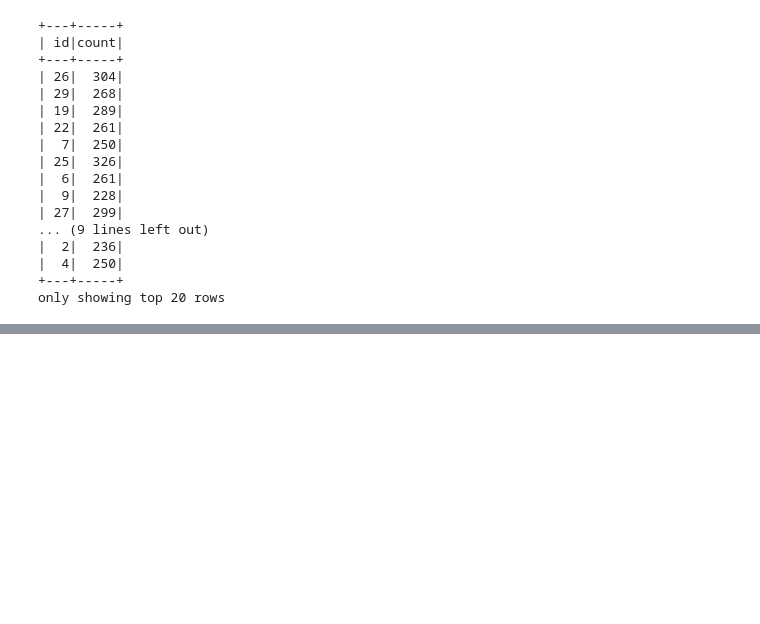
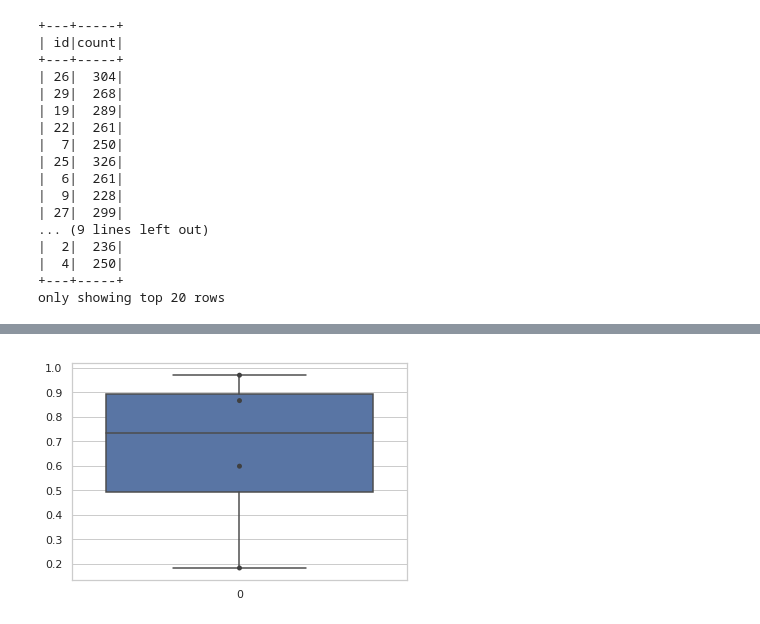
Before and after one commit to nathanhwangbo/PSTAT135_Final, a Jupyter notebook: preprocessing.ipynb, the cells around one changed output, grey strips where cells are left out. Cells and saved outputs as stored; diff of their text form; code cells hidden in the pictures; blank space fills up the shorter version.

```diff
--- a/preprocessing.ipynb
+++ b/preprocessing.ipynb
@@ -611,0 +658,10 @@ only showing top 20 rows
+# %%
+import seaborn as sns
+sns.set(style="whitegrid")
+tips = df["BodyAcc-std()-X"]
+#ax = sns.boxplot(x=df['tBodyAcc-mean()-Z','tBodyAcc-mean()-X',' tGravityAcc-min()-Z','BodyAcc-std()-X'])
+
+ax = sns.boxplot(data=tips)
+ax = sns.swarmplot(data=tips, color=".25")
+# %% [output]
+[figure, added]
```
Also changed, not shown: parts of 5 cells of this notebook.
